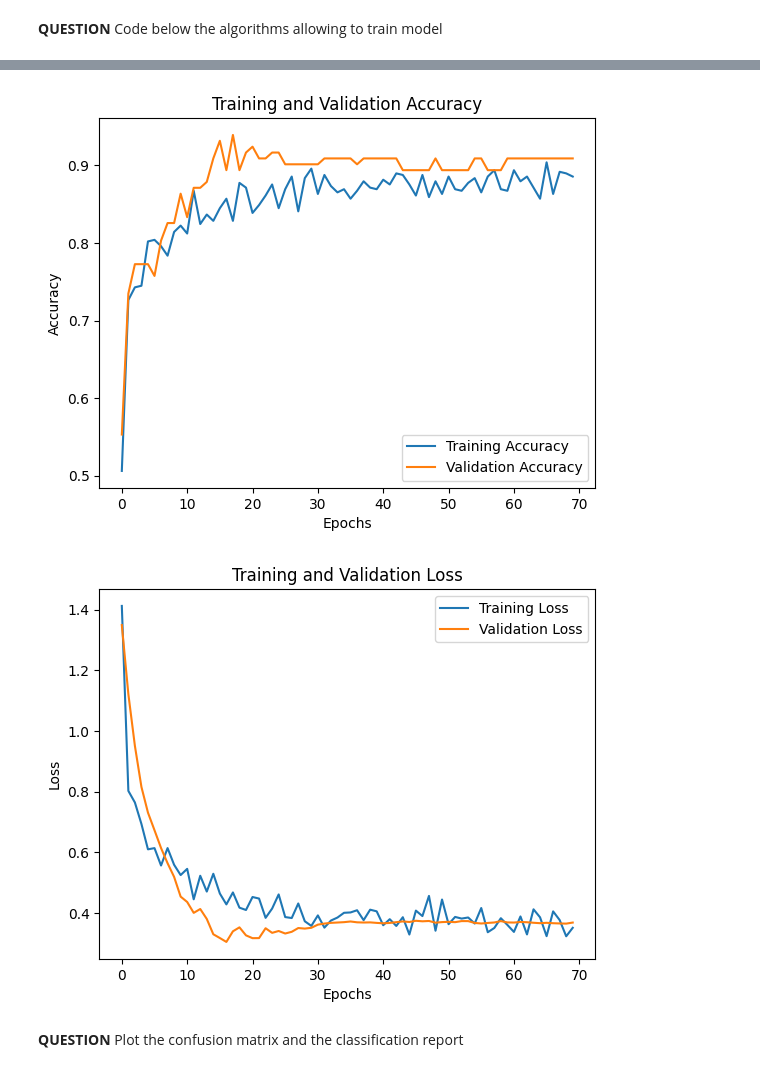
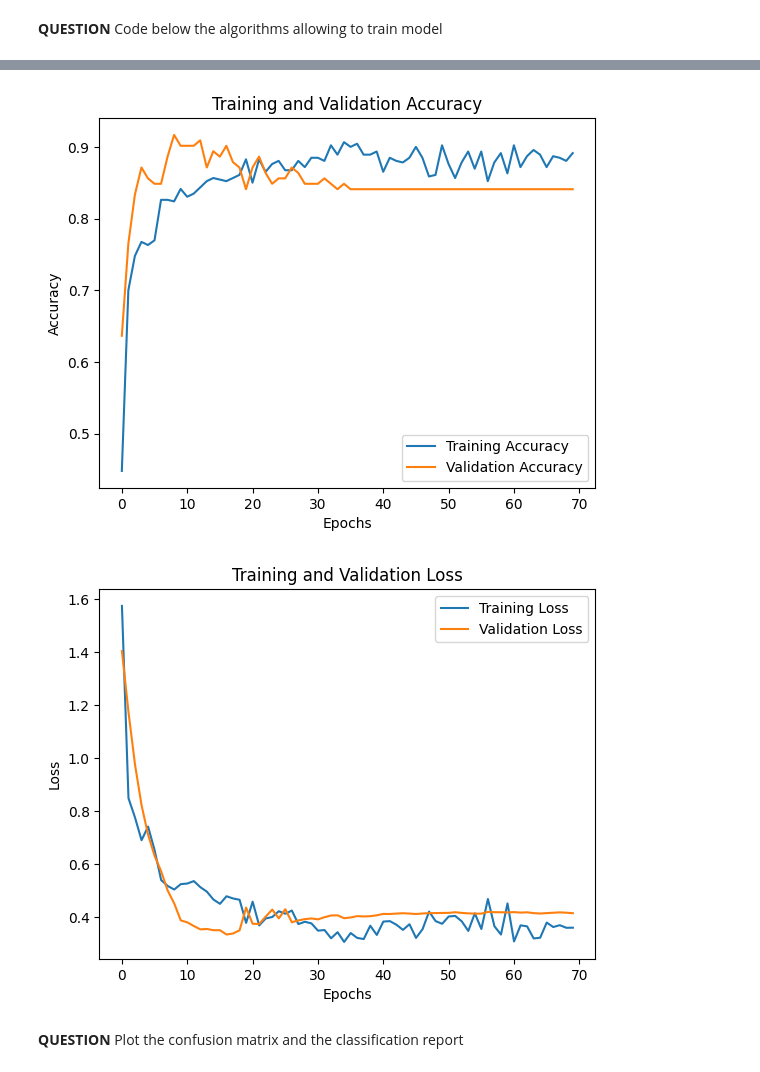
Before and after one commit to matthieuzajac/Embedded_AI, a Jupyter notebook: Colab_IA_EMBARQUEE/TP_IA_EMBARQUEE.ipynb, the cells around one changed output, grey strips where cells are left out. Cells and saved outputs as stored; diff of their text form; code cells hidden in the pictures.

```diff
--- a/Colab_IA_EMBARQUEE/TP_IA_EMBARQUEE.ipynb
+++ b/Colab_IA_EMBARQUEE/TP_IA_EMBARQUEE.ipynb
@@ -419,7 +423,7 @@ failure_classes = [cls for cls in counts if cls != 'No Failure']
 num_failure_classes = len(failure_classes)
 
 target_per_failure = max(counts[cls] for cls in failure_classes)
-target_no_failure = num_failure_classes * target_per_failure // 3
+target_no_failure = num_failure_classes * target_per_failure // 4
 
 under = RandomUnderSampler(
     sampling_strategy={'No Failure': target_no_failure},
@@ -520,15 +524,6 @@ print("Num classes:", num_classes)
 y_train_one_hot = tf.keras.utils.to_categorical(y_train_encoded, num_classes=num_classes)
 y_test_balanced_one_hot = tf.keras.utils.to_categorical(y_test_balanced_encoded, num_classes=num_classes)
 
-# Callbacks to improve generalization
-callbacks = [
-    tf.keras.callbacks.ReduceLROnPlateau(
-        monitor='val_loss',
-        factor=0.5,
-        patience=3,
-        min_lr=1e-5
-    )
-]
 
 # Train the model
 history = model.fit(
@@ -579,5 +574,5 @@ Epoch 70/70
-[figure, old version]
+[figure, new version]
-[figure, old version]
+[figure, new version]
 # %% [markdown]
 **QUESTION** Plot the confusion matrix and the classification report
 # %%
```
Also changed, not shown: parts of 17 cells of this notebook, 2 other files.
